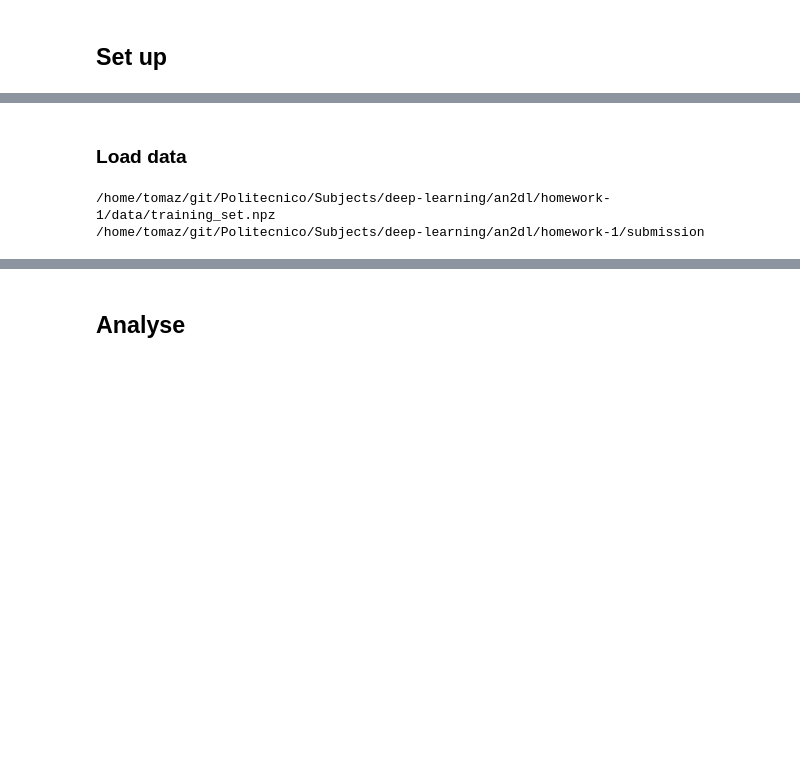
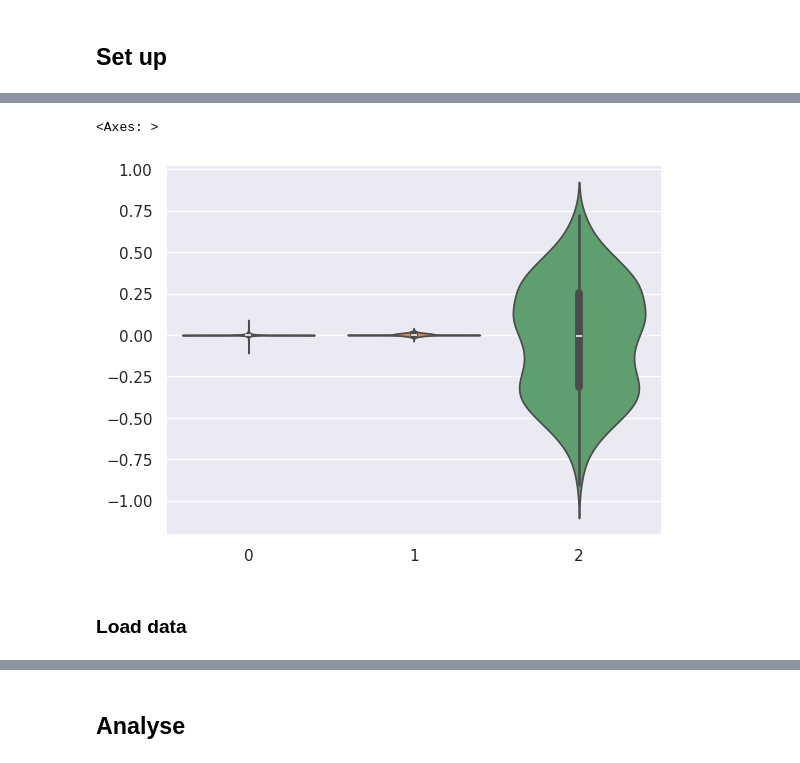
Before and after one commit to tomaz-suller/an2dl, a Jupyter notebook: homework-1/notebooks/3-tomaz-suller-analyse.ipynb, the cells around one changed output, grey strips where cells are left out. Drawn from its saved outputs; the diff is of its cells as text; code cells hidden in the pictures; blank space fills up the shorter version.

```diff
--- a/homework-1/notebooks/3-tomaz-suller-analyse.ipynb
+++ b/homework-1/notebooks/3-tomaz-suller-analyse.ipynb
@@ -53,20 +51,15 @@ Model: "functional_7"
  Trainable params: 262,984 (1.00 MB)
  Non-trainable params: 2,996,352 (11.43 MB)
  Optimizer params: 525,970 (2.01 MB)
+# %%
+layer_weights: list[np.ndarray] = [
+    model.layers[i].weights[0].numpy().flatten()
+    for i in (-3, -2, -1)
+]
+# %%
+sns.violinplot(layer_weights)
+# %% [output]
+<Axes: >
+[figure, added]
 # %% [markdown]
 ### Load data
-# %%
-LOCAL_DATA_PATH = Path().absolute().parent / "data" / "training_set.npz"
-DATA_PATH = LOCAL_DATA_PATH
-OUTPUT_DIR = Path().absolute().parent / "submission"
-# If the data is not there, then we're running in Kaggle
-if not LOCAL_DATA_PATH.exists():
-    print("Running on Kaggle")
-    DATA_PATH = Path("/kaggle/input/an2dl-homework-1/training_set.npz")
-    OUTPUT_DIR = Path()
-
-print(DATA_PATH)
-print(OUTPUT_DIR)
-# %% [output]
-/home/tomaz/git/Politecnico/Subjects/deep-learning/an2dl/homework-1/data/training_set.npz
-/home/tomaz/git/Politecnico/Subjects/deep-learning/an2dl/homework-1/submission
```
Also changed, not shown: parts of 31 cells of this notebook.
